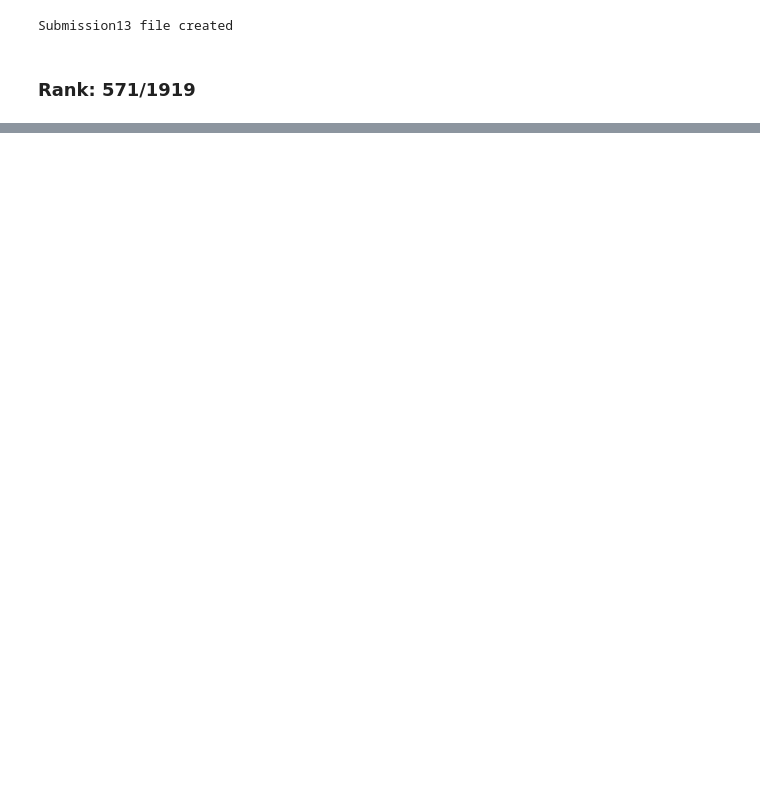
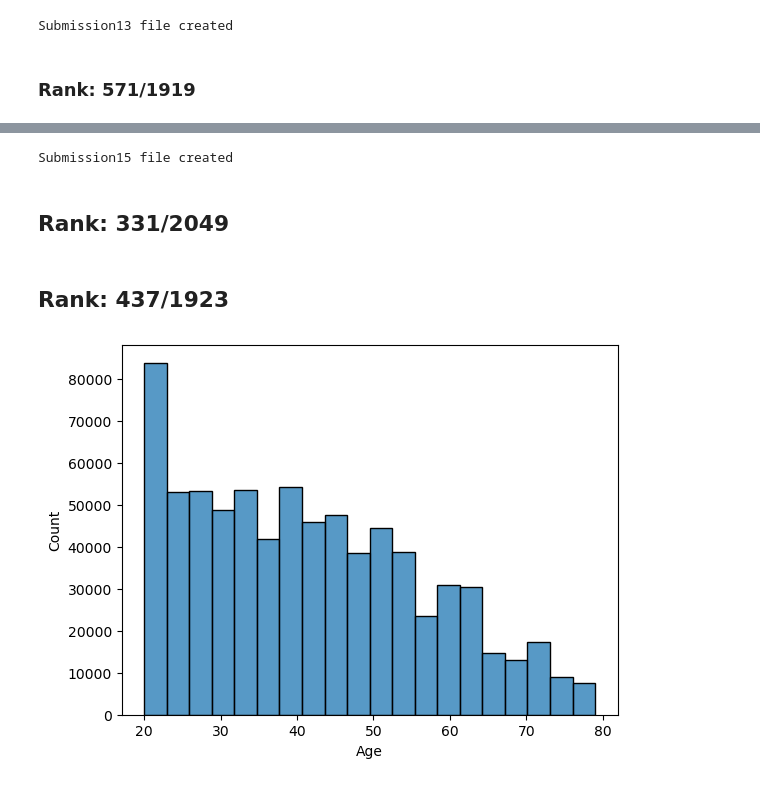
Before and after one commit to Jaggi0504/Kaggle-Calorie-Burn-Prediction, a Jupyter notebook: main.ipynb, the cells around one changed output, grey strips where cells are left out. Drawn from its saved outputs; the diff is of its cells as text; code cells hidden in the pictures; blank space fills up the shorter version.

Commit message:
updated rank: 331/2049

```diff
--- a/main.ipynb
+++ b/main.ipynb
@@ -217,0 +327,15 @@ Submission13 file created
+# %%
+submission15=pd.DataFrame({'id': test_ids, 'Calories': predictions15})
+submission15.to_csv('submission15.csv', index=False)
+print("Submission15 file created")
+# %% [output]
+Submission15 file created
+# %% [markdown]
+## Rank: 331/2049
+# %% [markdown]
+## Rank: 437/1923
+# %%
+sns.histplot(train_df['Age'], bins=20)
+plt.show()
+# %% [output]
+[figure, added]
```
Also changed, not shown: parts of 75 cells of this notebook, 12 other files.
